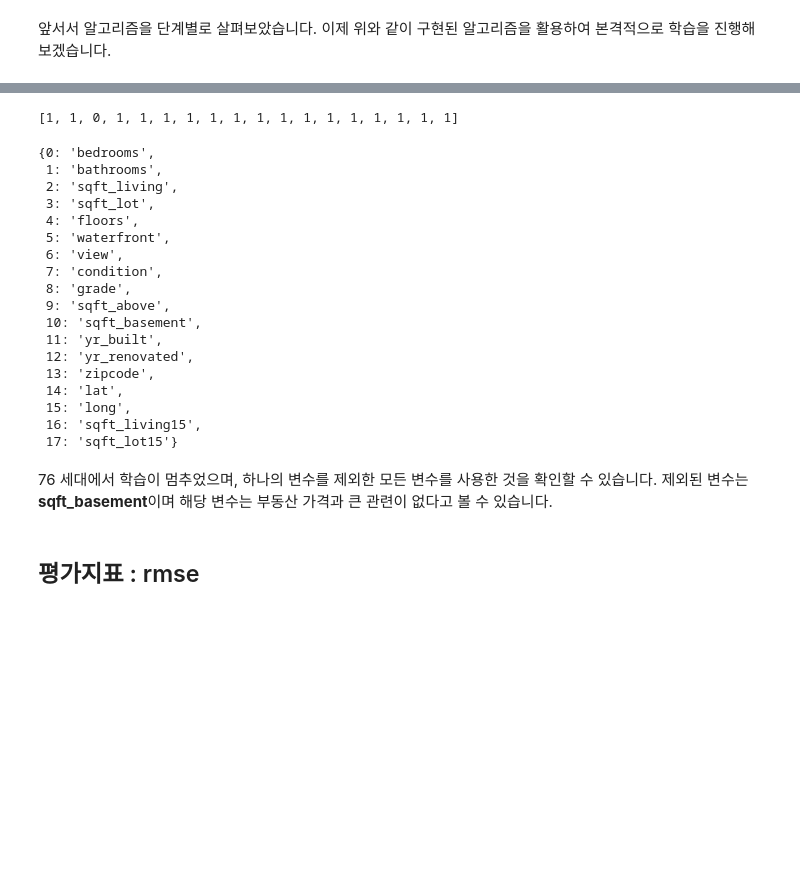
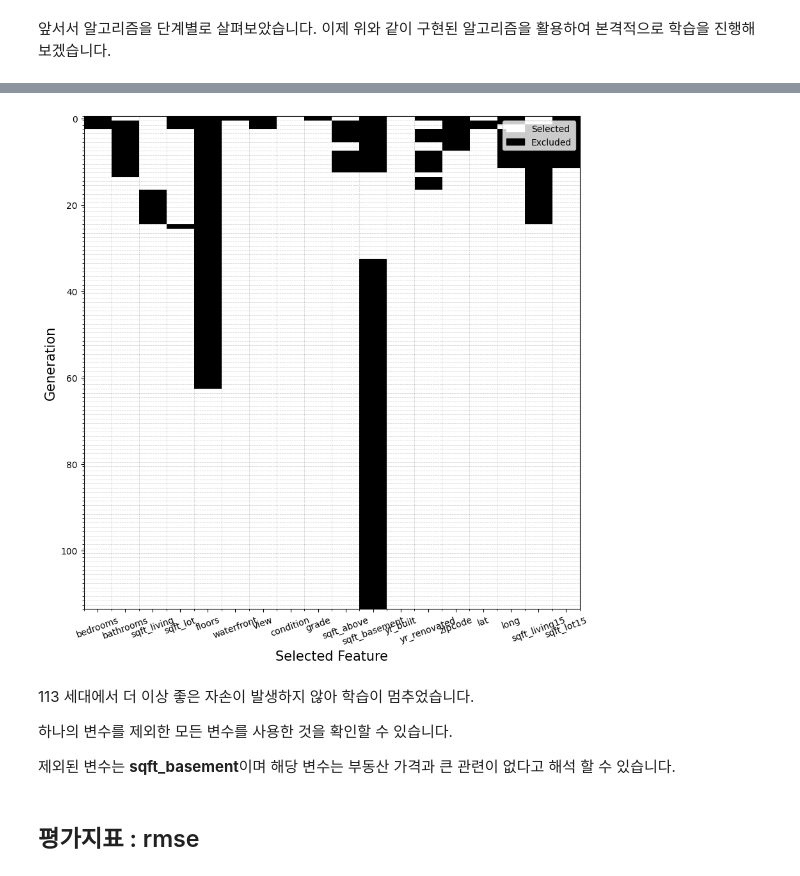
Before and after one commit to yunkio/Feature-Selection-with-Genetic-Algorithm, a Jupyter notebook: Tutorial.ipynb, the cells around one changed output, grey strips where cells are left out. Drawn from its saved outputs; the diff is of its cells as text; code cells hidden in the pictures; blank space fills up the shorter version.

```diff
--- a/Tutorial.ipynb
+++ b/Tutorial.ipynb
@@ -300,30 +317,33 @@ plt.show()
 # %%
-elite_history[-1]
+fig, ax = plt.subplots(figsize=(10, 10))
+ax.imshow(np.array(elite_history), cmap='gray', interpolation='none', aspect='auto')
+# ax.set(xticks = range(len(columns)), xticklabels=columns.values(), fontsize=10)
+ax.set_xticks(range(len(columns)))
+ax.set_xticklabels(columns.values(), fontsize=10, rotation=20)
+plt.xlabel('Selected Feature', fontsize=15)
+plt.ylabel('Generation', fontsize=15)
+
+minor_xticks = np.arange(-.5, len(columns))
+minor_yticks = np.arange(-.5, len(history))
+ax.set_yticks(minor_yticks, minor=True)
+ax.set_xticks(minor_xticks, minor=True)
+# ax.set_xticklabels(columns.values())
+
+ax.grid(which = 'minor', color='black', linestyle='--', linewidth=0.5, alpha=0.2)
+
+excluded = mpatches.Patch(color='black', label='Excluded')
+selected = mpatches.Patch(color='white', label='Selected')
+plt.legend(handles=[selected, excluded], prop={'size': 10})
+
+plt.show()
 # %% [output]
-[1, 1, 0, 1, 1, 1, 1, 1, 1, 1, 1, 1, 1, 1, 1, 1, 1, 1]
+[figure, added]
-# %%
-columns
-# %% [output]
-{0: 'bedrooms',
- 1: 'bathrooms',
- 2: 'sqft_living',
- 3: 'sqft_lot',
- 4: 'floors',
- 5: 'waterfront',
- 6: 'view',
- 7: 'condition',
- 8: 'grade',
- 9: 'sqft_above',
- 10: 'sqft_basement',
- 11: 'yr_built',
- 12: 'yr_renovated',
- 13: 'zipcode',
- 14: 'lat',
- 15: 'long',
- 16: 'sqft_living15',
- 17: 'sqft_lot15'}
 # %% [markdown]
-76 세대에서 학습이 멈추었으며, 하나의 변수를 제외한 모든 변수를 사용한 것을 확인할 수 있습니다. 제외된 변수는 **sqft_basement**이며 해당 변수는 부동산 가격과 큰 관련이 없다고 볼 수 있습니다.
+113 세대에서 더 이상 좋은 자손이 발생하지 않아 학습이 멈추었습니다.
+
+하나의 변수를 제외한 모든 변수를 사용한 것을 확인할 수 있습니다.
+
+제외된 변수는 **sqft_basement**이며 해당 변수는 부동산 가격과 큰 관련이 없다고 해석 할 수 있습니다.
 # %% [markdown]
 ## 평가지표 : rmse
 # %% [markdown]
```
Also changed, not shown: parts of 27 cells of this notebook, 2 other files.
